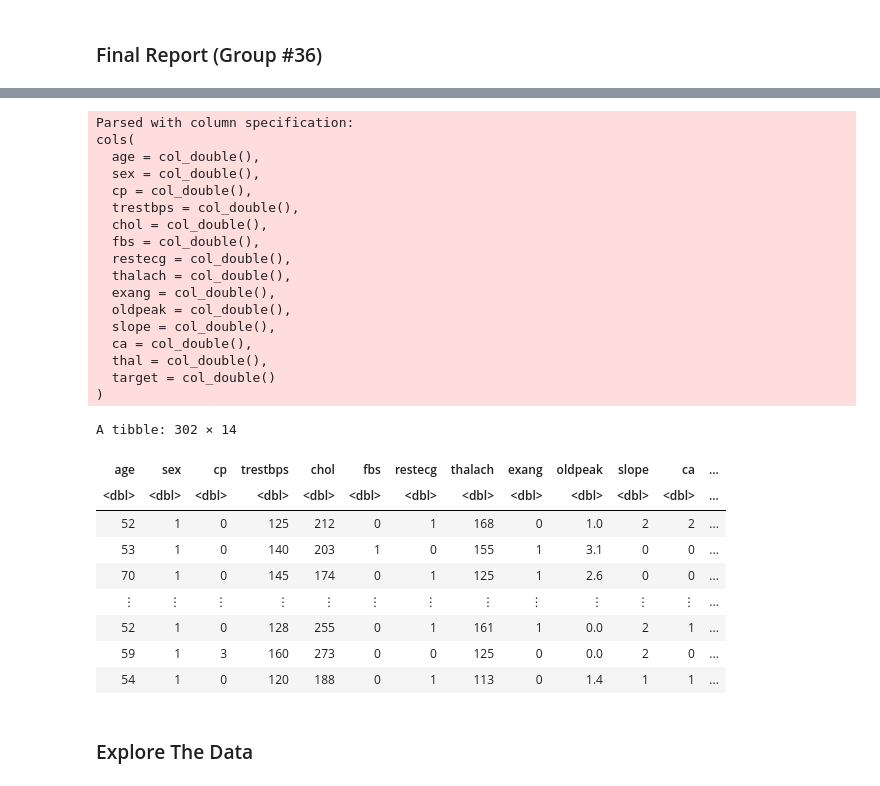
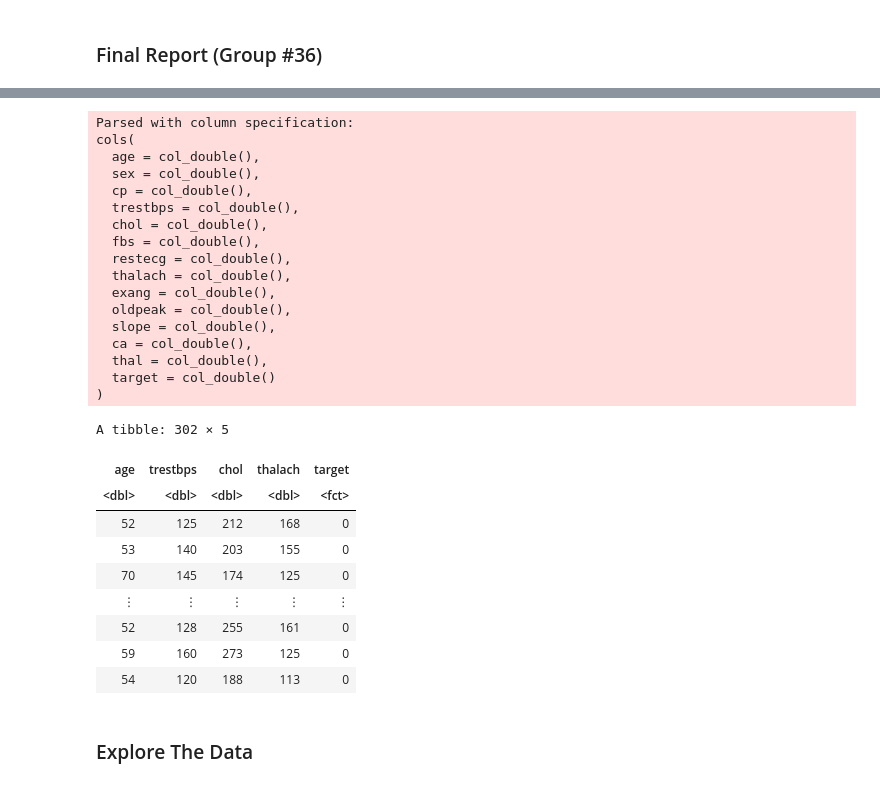
Before and after one commit to sadia-kd/DSCI-Project, a Jupyter notebook: Final Project Report.ipynb, the cells around one changed output, grey strips where cells are left out. Saved outputs shown, nothing was run; the diff lists cells and outputs as text; code cells hidden in the pictures.

```diff
--- a/Final Project Report.ipynb
+++ b/Final Project Report.ipynb
@@ -16,39 +38,40 @@ set.seed(1)
 # %%
 url <- "https://raw.githubusercontent.com/sadia-kd/DSCI-Project/main/heart.csv"
 
 heart_disease <- read_csv(url) %>%
     mutate(target = as_factor(target)) %>%
-    unique()
+    unique() %>%
+    select(age, trestbps, chol, thalach, target)
 
 heart_disease
 # %% [output]
 Parsed with column specification:
 cols(
   age = col_double(),
   sex = col_double(),
   cp = col_double(),
   trestbps = col_double(),
   chol = col_double(),
   fbs = col_double(),
   restecg = col_double(),
   thalach = col_double(),
   exang = col_double(),
   oldpeak = col_double(),
   slope = col_double(),
   ca = col_double(),
   thal = col_double(),
   target = col_double()
 )
-A tibble: 302 × 14
+A tibble: 302 × 5
-| age | sex | cp | trestbps | chol | fbs | restecg | thalach | exang | oldpeak | slope | ca | ... |
-| <dbl> | <dbl> | <dbl> | <dbl> | <dbl> | <dbl> | <dbl> | <dbl> | <dbl> | <dbl> | <dbl> | <dbl> | ... |
-| 52 | 1 | 0 | 125 | 212 | 0 | 1 | 168 | 0 | 1.0 | 2 | 2 | ... |
-| 53 | 1 | 0 | 140 | 203 | 1 | 0 | 155 | 1 | 3.1 | 0 | 0 | ... |
-| 70 | 1 | 0 | 145 | 174 | 0 | 1 | 125 | 1 | 2.6 | 0 | 0 | ... |
-| ⋮ | ⋮ | ⋮ | ⋮ | ⋮ | ⋮ | ⋮ | ⋮ | ⋮ | ⋮ | ⋮ | ⋮ | ... |
-| 52 | 1 | 0 | 128 | 255 | 0 | 1 | 161 | 1 | 0.0 | 2 | 1 | ... |
-| 59 | 1 | 3 | 160 | 273 | 0 | 0 | 125 | 0 | 0.0 | 2 | 0 | ... |
-| 54 | 1 | 0 | 120 | 188 | 0 | 1 | 113 | 0 | 1.4 | 1 | 1 | ... |
+| age | trestbps | chol | thalach | target |
+| <dbl> | <dbl> | <dbl> | <dbl> | <fct> |
+| 52 | 125 | 212 | 168 | 0 |
+| 53 | 140 | 203 | 155 | 0 |
+| 70 | 145 | 174 | 125 | 0 |
+| ⋮ | ⋮ | ⋮ | ⋮ | ⋮ |
+| 52 | 128 | 255 | 161 | 0 |
+| 59 | 160 | 273 | 125 | 0 |
+| 54 | 120 | 188 | 113 | 0 |
 # %% [markdown]
 ### Explore The Data
 # %%
```
Also changed, not shown: parts of 21 cells of this notebook.
